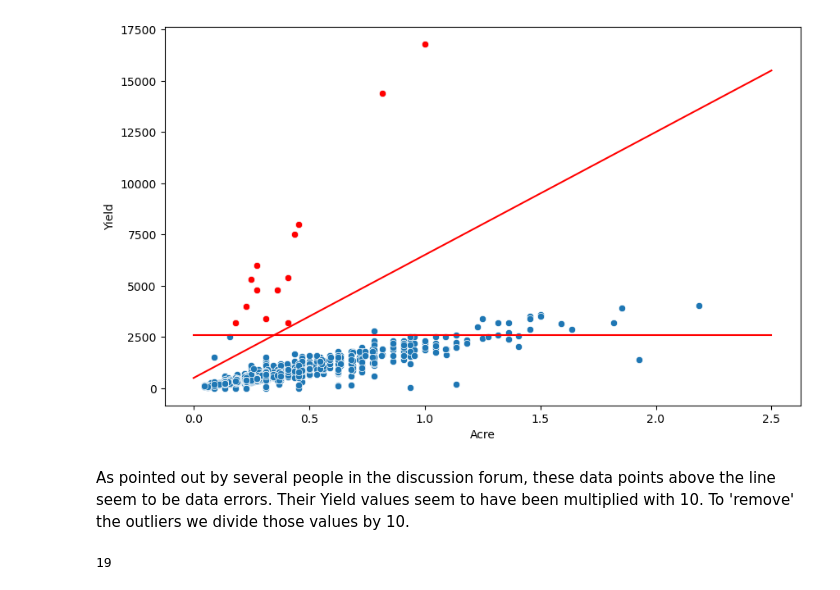
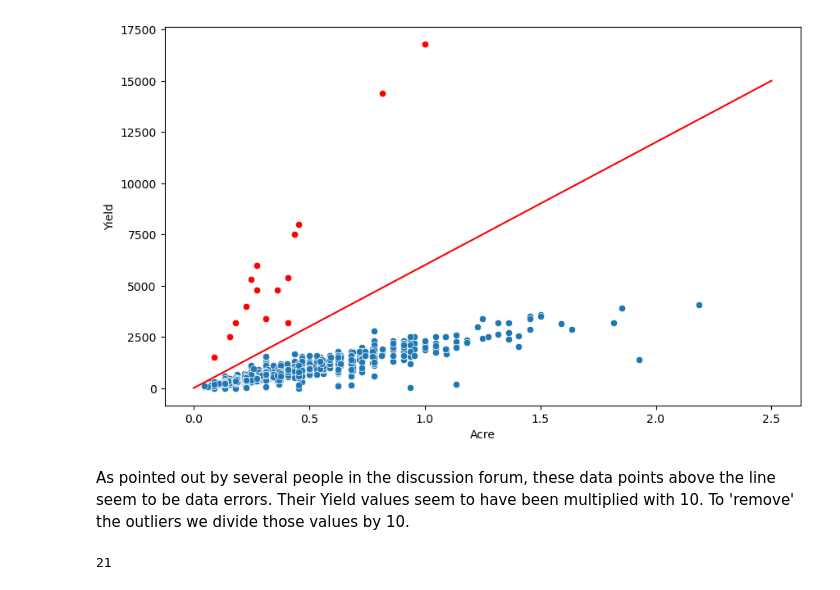
Before and after one commit to MikeySaw/create_zindi_holdout, a Jupyter notebook: holdout_explanation.ipynb, the cells around one changed output. Drawn from its saved outputs; the diff is of its cells as text; code cells hidden in the pictures.

Commit message:
Changed the method for outliers

```diff
--- a/holdout_explanation.ipynb
+++ b/holdout_explanation.ipynb
@@ -7,53 +7,33 @@ import seaborn as sns
 train = pd.read_csv("Train.csv")
 # %%
 a = 6000
-b = 500
 
 def line(x):
-    return a * x + b
+    return a * x
 
-_a = 0
-_b = 2600
-
-def _line(x):
-    return _a * x + _b
-
-over_line_df = train[(train['Yield'] >= train['Acre'].apply(line)) & (train['Yield'] > 2500)]
+outliers = train[((train.Yield / train.Acre) >= 6500)]
 
 plt.figure(figsize=(10, 6))
 sns.scatterplot(x='Acre', y='Yield', data=train)
-sns.scatterplot(x='Acre', y='Yield', data=over_line_df, color = 'red')
+sns.scatterplot(x='Acre', y='Yield', data=outliers, color = 'red')
 
 x = np.linspace(0, 2.5, 100)
 y = line(x)
 
 data = pd.DataFrame(data={'x': x, 'y': y})
 sns.lineplot(x='x', y='y', data=data, color = 'red')
-
-_x = np.linspace(0, 2.5, 100)
-_y = _line(x)
-
-_data = pd.DataFrame(data={'x': _x, 'y': _y})
-sns.lineplot(x='x', y='y', data=_data, color = 'red')
-
 plt.show()
 # %% [output]
-[figure, old version]
+[figure, new version]
 # %% [markdown]
 As pointed out by several people in the discussion forum, these data points above the line seem to be data errors. Their Yield values seem to have been multiplied with 10. To 'remove' the outliers we divide those values by 10.
 # %%
-a = 6000
-b = 500
-
-def line(x):
-    return a * x + b
-
-over_line_df = train[(train['Yield'] >= train['Acre'].apply(line)) & (train['Yield'] > 2500)]
-print(len(over_line_df))
-mult_by_10_index = over_line_df.index
-train.loc[mult_by_10_index, 'Yield'] = over_line_df.Yield / 10
+outliers = train[((train.Yield / train.Acre) >= 6500)]
+print(len(outliers))
+mult_by_10_index = outliers.index
+train.loc[mult_by_10_index, 'Yield'] = outliers.Yield / 10
 # %% [output]
-19
+21
 # %%
 plt.figure(figsize=(10, 6))
 sns.scatterplot(x='Acre', y='Yield', data=train)
```
Also changed, not shown: parts of 1 cell of this notebook, 3 other files.
